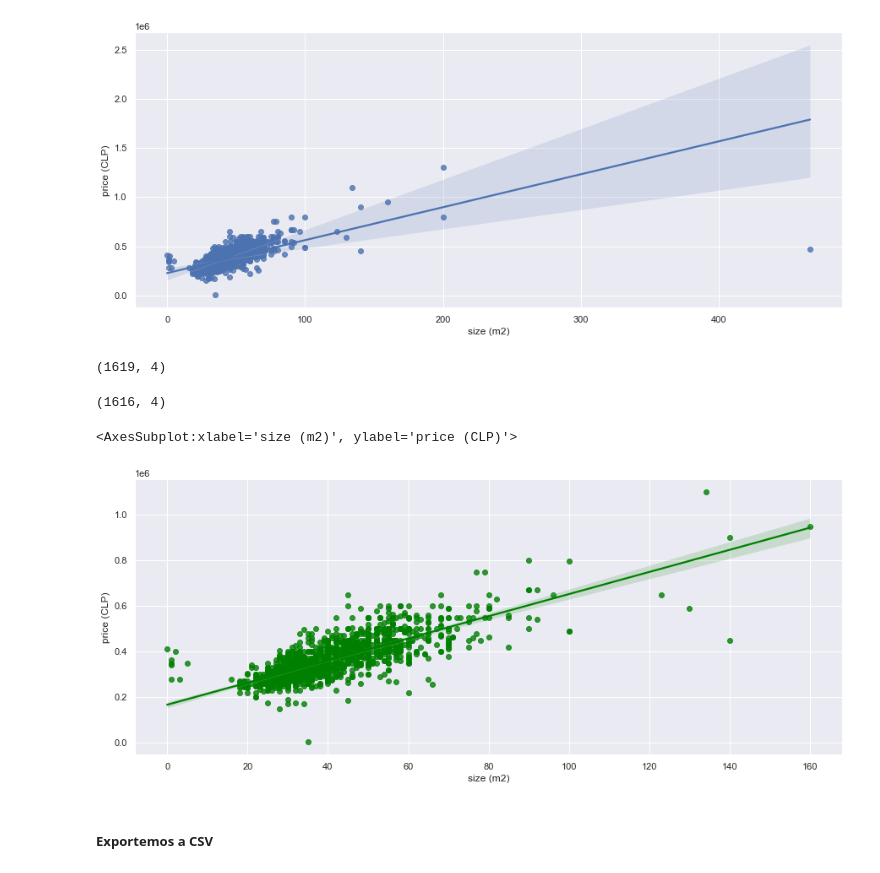
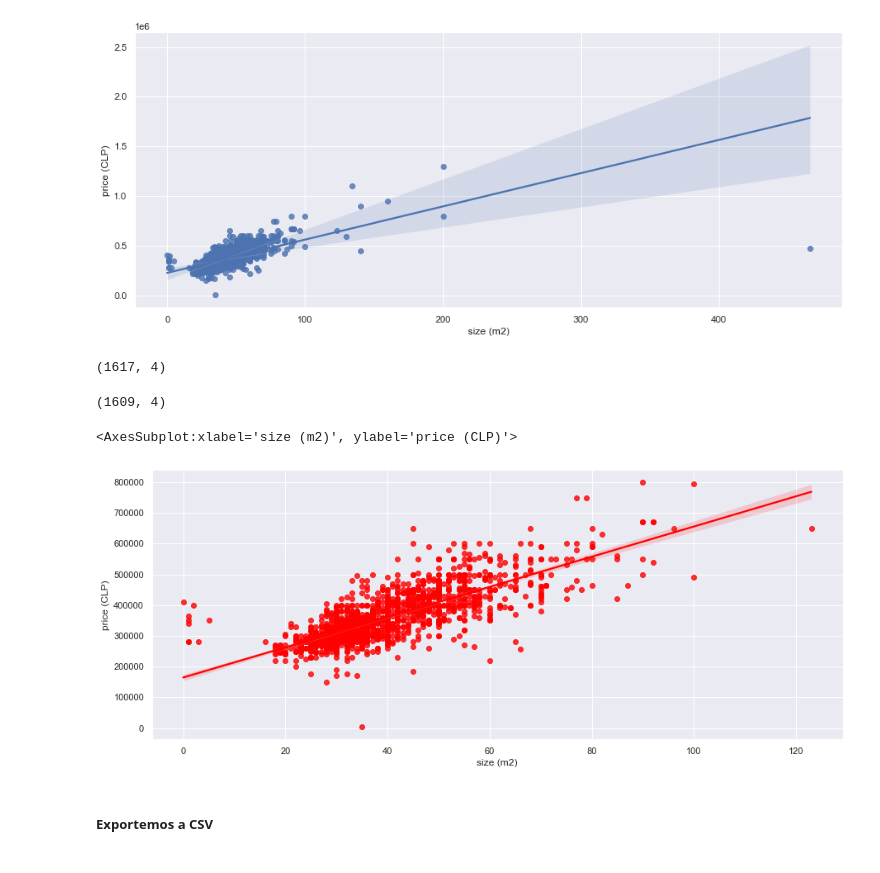
Before and after one commit to sbuffose/data-webinar, a Jupyter notebook: data-workshop.ipynb, the cells around one changed output. Drawn from its saved outputs; the diff is of its cells as text; code cells hidden in the pictures.

```diff
--- a/data-workshop.ipynb
+++ b/data-workshop.ipynb
@@ -52,6 +54,11 @@ students = [
     {'name': 'Fede', 'age': 29},
     {'name': 'Camila', 'age': 26}
 ]
+# %%
+apartments = [
+    {"price": 100, "room": 2, "size": 50, "address": "El Golf 50, Las Condes"},
+    {"price": 200, "room": 1, "size": 30, "address": "El Golf 80, Las Condes"},
+]
 # %% [markdown]
 ### Web 101
 # %% [markdown]
@@ -231,21 +242,21 @@ sns.regplot(x='size (m2)', y='price (CLP)', data=df)
 <AxesSubplot:xlabel='size (m2)', ylabel='price (CLP)'>
 [figure]
 # %%
-condition = df['size (m2)'] < 200
+condition = df['size (m2)'] < 130
 df_max_size_200 = df[condition]
 # %%
 df.shape
 # %% [output]
-(1619, 4)
+(1617, 4)
 # %%
 df_max_size_200.shape
 # %% [output]
-(1616, 4)
+(1609, 4)
 # %%
-sns.regplot(x='size (m2)', y='price (CLP)', data=df_max_size_200, color='green')
+sns.regplot(x='size (m2)', y='price (CLP)', data=df_max_size_200, color='red')
 # %% [output]
 <AxesSubplot:xlabel='size (m2)', ylabel='price (CLP)'>
-[figure, old version]
+[figure, new version]
 # %% [markdown]
 ##### Exportemos a CSV
 # %% [markdown]
```
Also changed, not shown: parts of 20 cells of this notebook, 1 other file.
